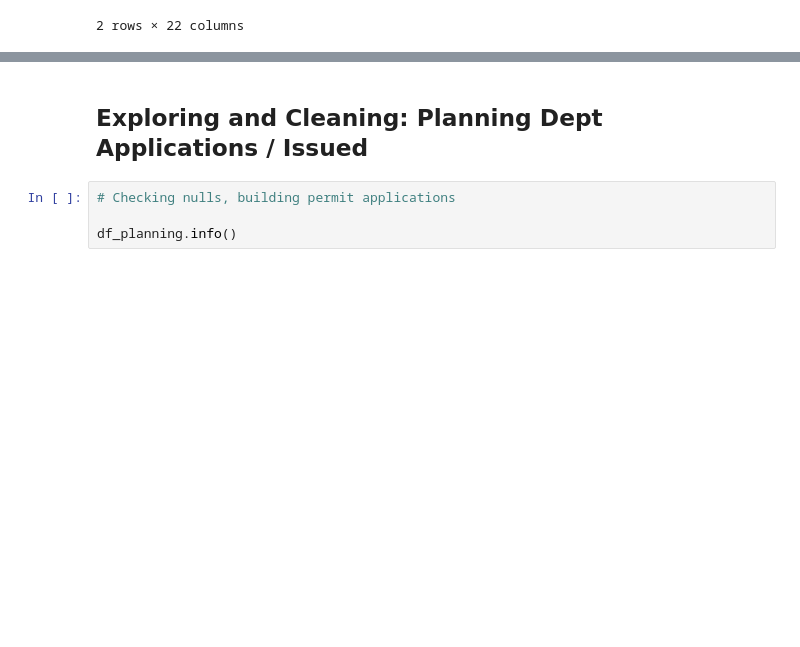
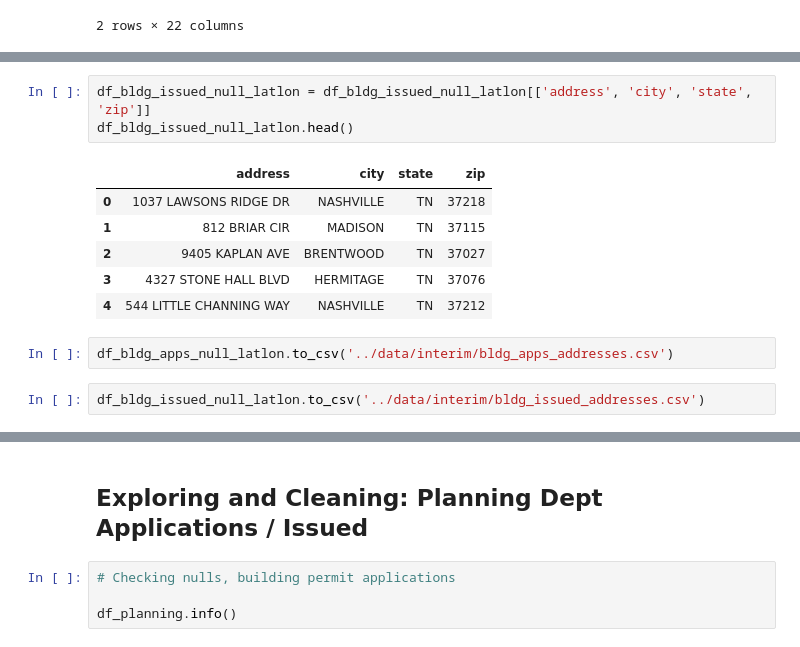
Before and after one commit to lorirocks/nashville-neighborhoods-capstone, a Jupyter notebook: notebooks/1_dataprep.ipynb, the cells around one changed output, grey strips where cells are left out. Drawn from its saved outputs; the diff is of its cells as text; blank space fills up the shorter version.

```diff
--- a/notebooks/1_dataprep.ipynb
+++ b/notebooks/1_dataprep.ipynb
@@ -540,0 +643,14 @@ Name: date_entered, dtype: datetime64[ns]
+# %%
+df_bldg_issued_null_latlon = df_bldg_issued_null_latlon[['address', 'city', 'state', 'zip']]
+df_bldg_issued_null_latlon.head()
+# %% [output]
+|  | address | city | state | zip |
+| 0 | 1037 LAWSONS RIDGE DR | NASHVILLE | TN | 37218 |
+| 1 | 812 BRIAR CIR | MADISON | TN | 37115 |
+| 2 | 9405 KAPLAN AVE | BRENTWOOD | TN | 37027 |
+| 3 | 4327 STONE HALL BLVD | HERMITAGE | TN | 37076 |
+| 4 | 544 LITTLE CHANNING WAY | NASHVILLE | TN | 37212 |
+# %%
+df_bldg_apps_null_latlon.to_csv('../data/interim/bldg_apps_addresses.csv')
+# %%
+df_bldg_issued_null_latlon.to_csv('../data/interim/bldg_issued_addresses.csv')
```
Also changed, not shown: parts of 45 cells of this notebook, 9 other files.
